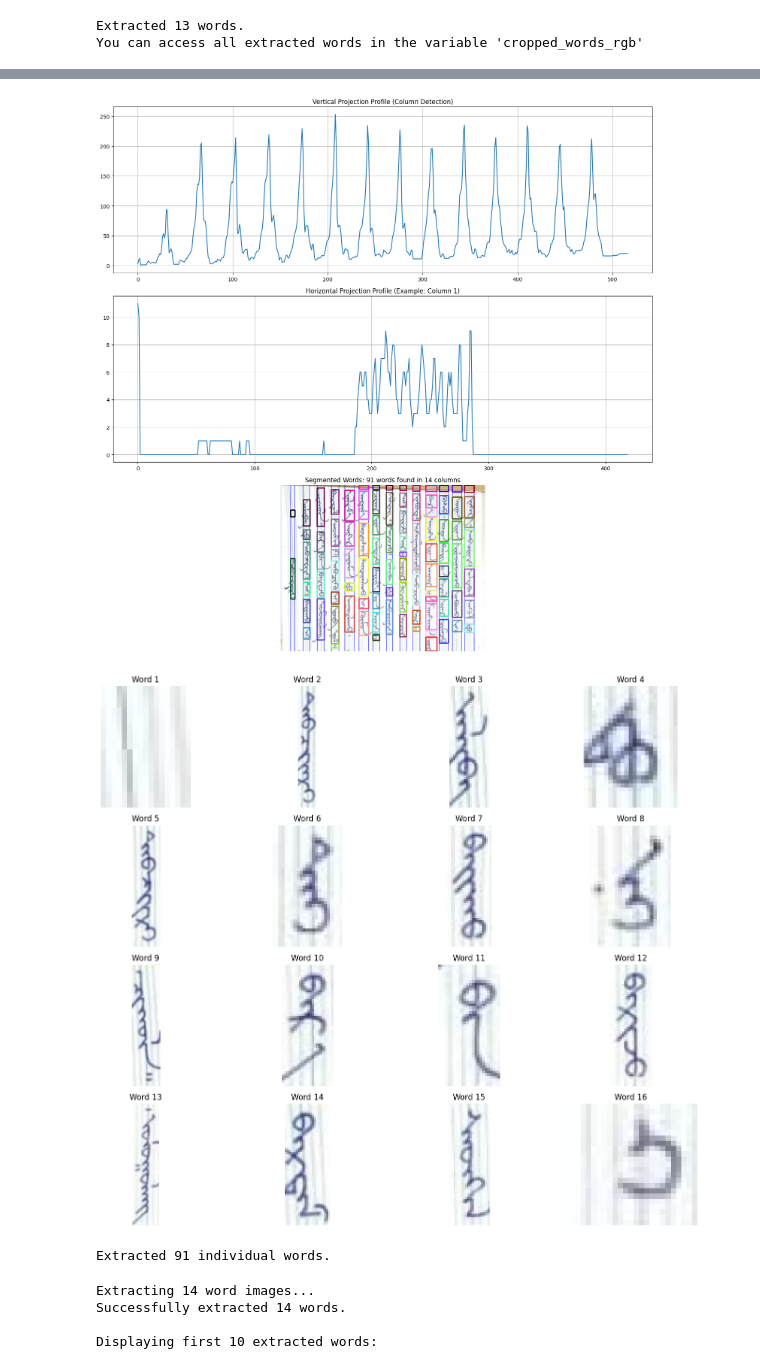
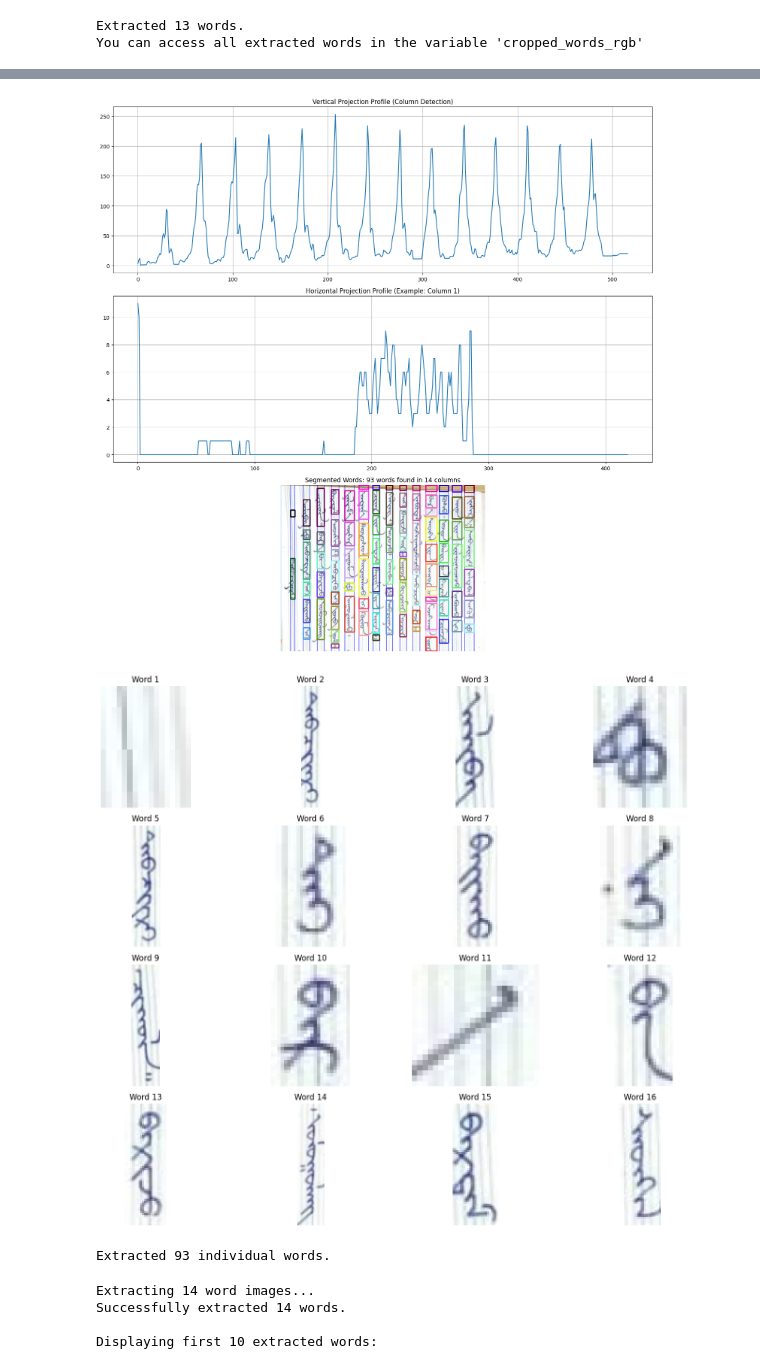
Before and after one commit to Munguudog/Mongol-tuulgatnii-hoyr-erhem-project-OCR-, a Jupyter notebook: munguu/salgalt.ipynb, the cells around one changed output, grey strips where cells are left out. Cells and saved outputs as stored; diff of their text form; code cells hidden in the pictures.

```diff
--- a/munguu/salgalt.ipynb
+++ b/munguu/salgalt.ipynb
@@ -15,14 +15,14 @@ IMAGE_PATH = 'zurg.jpg' # Make sure this points to your Mongolian script image
 # Parameters for find_peaks (Valleys in profile) - ** TUNE THESE **
 # distance: Minimum horizontal distance (pixels) between detected valleys.
 #           Adjust based on typical minimum word spacing in your images.
-MIN_VALLEY_DISTANCE = 5 # Start with a small value, increase if it splits words too much
+MIN_VALLEY_DISTANCE = 6 # Start with a small value, increase if it splits words too much
 
 # prominence: Minimum vertical depth of a valley relative to its neighboring peaks.
 #             This is often the MOST IMPORTANT parameter.
 #             Look at the Y-axis scale of the *INVERTED* profile plot (peaks).
 #             How high do the peaks corresponding to REAL gaps rise above their local base?
 #             Try values like 0.5, 1, 2, 5, 10... depending on the profile scale and noise.
-MIN_VALLEY_PROMINENCE = 17.0 # Start relatively low and increase if needed
+MIN_VALLEY_PROMINENCE = 20.0 # Start relatively low and increase if needed
 
 # height: Optional: Can specify a minimum height for the inverted peak
 #         (minimum depth from the max projection value for the original valley)
@@ -589,7 +589,7 @@ if img is not None and binary_img is not None:
         smoothed_h_projection = np.convolve(horizontal_projection, np.ones(5)/5, mode='same')
 
         # Find horizontal whitespace (where horizontal projection is low)
-        h_whitespace_threshold = (col_end - col_start) * 0.06  # Adjust threshold based on column width
+        h_whitespace_threshold = (col_end - col_start) * 0.07  # Adjust threshold based on column width
         h_is_whitespace = smoothed_h_projection < h_whitespace_threshold
 
         # Find word boundaries within this column
@@ -735,6 +735,6 @@ Total words found across all columns: 91
-[figure, old version]
+[figure, new version]
-[figure, old version]
+[figure, new version]
-Extracted 91 individual words.
+Extracted 93 individual words.
 # %%
 # Reset list for potentially new run
 cropped_words_rgb = []
```
Also changed, not shown: parts of 2 cells of this notebook, 3 other files.
